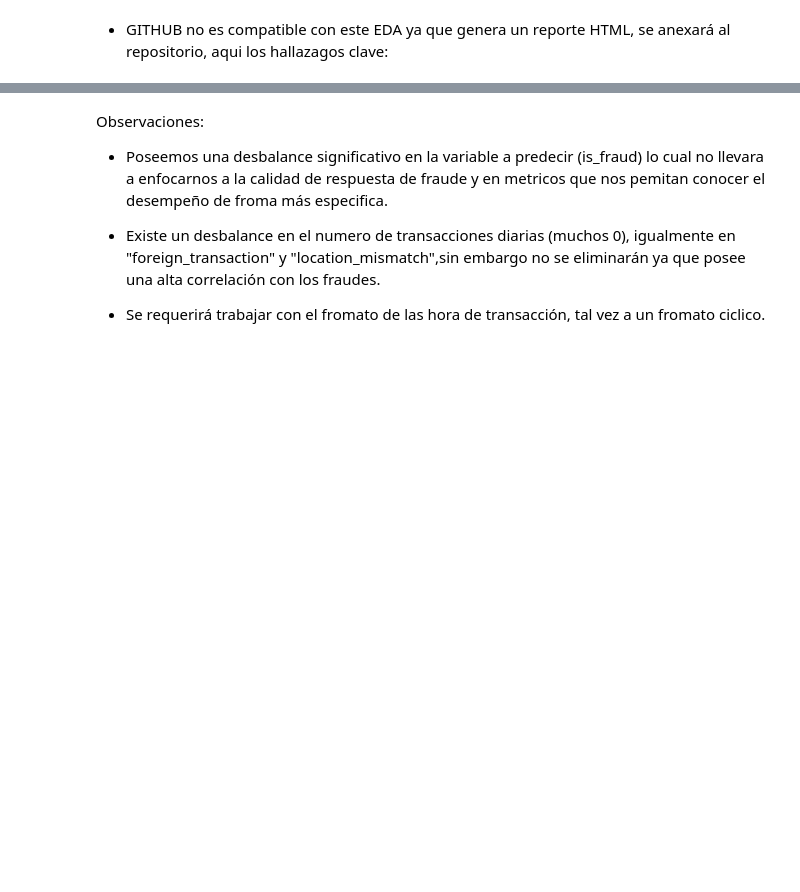
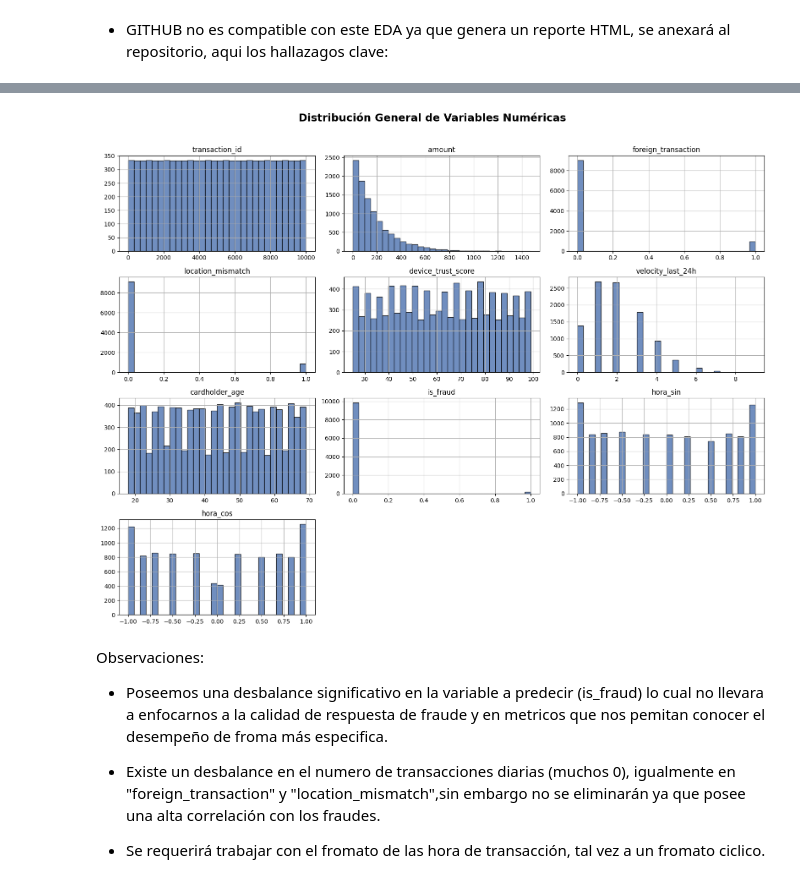
Before and after one commit to ayalaart007-sudo/P03_, a Jupyter notebook: P03.ipynb, the cells around one changed output, grey strips where cells are left out. Drawn from its saved outputs; the diff is of its cells as text; code cells hidden in the pictures; blank space fills up the shorter version.

```diff
--- a/P03.ipynb
+++ b/P03.ipynb
@@ -190,3 +206,20 @@ df.head(1)
+# %%
+
+df.hist(figsize=(16, 12),
+        bins=30,
+        color='#4C72B0',
+        edgecolor='black',
+        grid=True,
+        alpha=0.8)
+
+plt.suptitle('Distribución General de Variables Numéricas', fontsize=18, y=1.02, fontweight='bold')
+
+plt.tight_layout()
+
+# Mostramos las gráficas
+plt.show()
+# %% [output]
+[figure, added]
 # %% [markdown]
 Observaciones:
 * Poseemos una desbalance significativo en la variable a predecir (is_fraud) lo cual no llevara a enfocarnos a la calidad de respuesta de fraude y en metricos que nos pemitan conocer el desempeño de froma más especifica.
```
Also changed, not shown: parts of 5 cells of this notebook.
